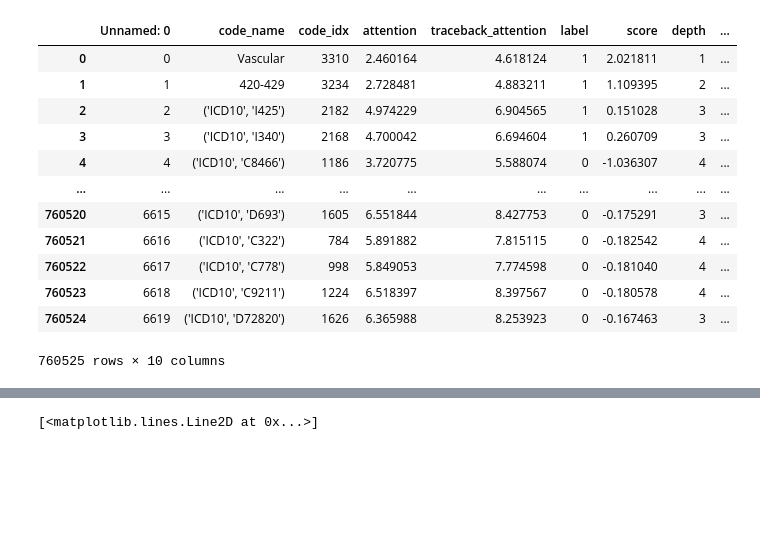
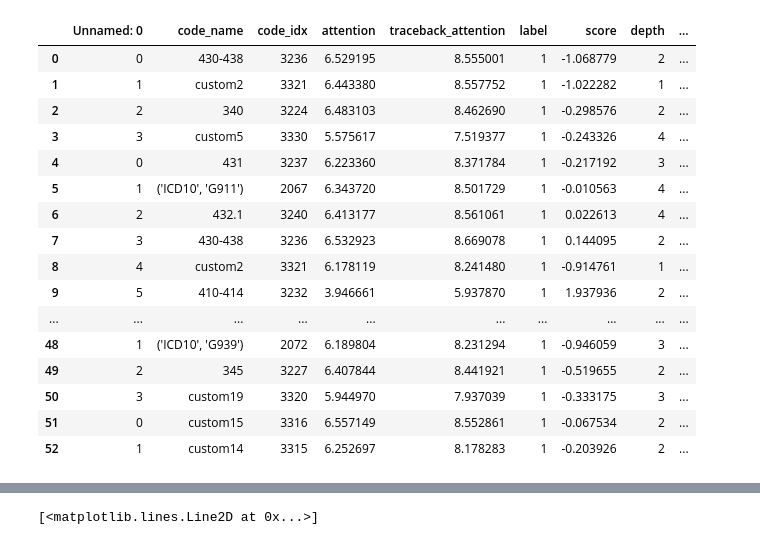
Before and after one commit to dmcinerney/ehr-extraction-models, a Jupyter notebook: Untitled.ipynb, the cells around one changed output, grey strips where cells are left out. Drawn from its saved outputs; the diff is of its cells as text; code cells hidden in the pictures; blank space fills up the shorter version.

```diff
--- a/Untitled.ipynb
+++ b/Untitled.ipynb
@@ -42,25 +42,29 @@ def calculate_all_scores(df):
         #print(counts)
     return scores
 # %%
-counts = read_pickle('/home/jered/Documents/data/mimic-iii-clinical-database-1.4/preprocessed/reports_and_codes_expanded/counts.pkl')
-description_summaries = pd.read_csv('checkpoints/code_supervision_only_description_unfrozen2/summary_stats.csv')
-description_summaries['code_frequency'] = description_summaries.code_name.apply(lambda x: counts[x][1])
+#counts = read_pickle('/home/jered/Documents/data/Dataset_10-11-2019/preprocessed/reports_and_codes_expanded/counts.pkl')
+description_summaries = pd.read_csv('checkpoints/code_supervision_only_description_unfrozen/results/summary_stats.csv')
+#description_summaries['code_frequency'] = description_summaries.code_name.apply(lambda x: counts[x][1])
 # linearization_summaries = pd.read_csv('checkpoints/code_supervision_only_linearization_unfrozen/summary_stats.csv')
 # linearization_summaries['code_frequency'] = linearization_summaries.code_name.apply(lambda x: counts[x][1])
 ds = description_summaries
 # ls = linearization_summaries
 ds
 # %% [output]
 |  | Unnamed: 0 | code_name | code_idx | attention | traceback_attention | label | score | depth | ... |
-| 0 | 0 | Vascular | 3310 | 2.460164 | 4.618124 | 1 | 2.021811 | 1 | ... |
-| 1 | 1 | 420-429 | 3234 | 2.728481 | 4.883211 | 1 | 1.109395 | 2 | ... |
-| 2 | 2 | ('ICD10', 'I425') | 2182 | 4.974229 | 6.904565 | 1 | 0.151028 | 3 | ... |
-| 3 | 3 | ('ICD10', 'I340') | 2168 | 4.700042 | 6.694604 | 1 | 0.260709 | 3 | ... |
-| 4 | 4 | ('ICD10', 'C8466') | 1186 | 3.720775 | 5.588074 | 0 | -1.036307 | 4 | ... |
+| 0 | 0 | 430-438 | 3236 | 6.529195 | 8.555001 | 1 | -1.068779 | 2 | ... |
+| 1 | 1 | custom2 | 3321 | 6.443380 | 8.557752 | 1 | -1.022282 | 1 | ... |
+| 2 | 2 | 340 | 3224 | 6.483103 | 8.462690 | 1 | -0.298576 | 2 | ... |
+| 3 | 3 | custom5 | 3330 | 5.575617 | 7.519377 | 1 | -0.243326 | 4 | ... |
+| 4 | 0 | 431 | 3237 | 6.223360 | 8.371784 | 1 | -0.217192 | 3 | ... |
+| 5 | 1 | ('ICD10', 'G911') | 2067 | 6.343720 | 8.501729 | 1 | -0.010563 | 4 | ... |
+| 6 | 2 | 432.1 | 3240 | 6.413177 | 8.561061 | 1 | 0.022613 | 4 | ... |
+| 7 | 3 | 430-438 | 3236 | 6.532923 | 8.669078 | 1 | 0.144095 | 2 | ... |
+| 8 | 4 | custom2 | 3321 | 6.178119 | 8.241480 | 1 | -0.914761 | 1 | ... |
+| 9 | 5 | 410-414 | 3232 | 3.946661 | 5.937870 | 1 | 1.937936 | 2 | ... |
 | ... | ... | ... | ... | ... | ... | ... | ... | ... | ... |
-| 760520 | 6615 | ('ICD10', 'D693') | 1605 | 6.551844 | 8.427753 | 0 | -0.175291 | 3 | ... |
-| 760521 | 6616 | ('ICD10', 'C322') | 784 | 5.891882 | 7.815115 | 0 | -0.182542 | 4 | ... |
-| 760522 | 6617 | ('ICD10', 'C778') | 998 | 5.849053 | 7.774598 | 0 | -0.181040 | 4 | ... |
-| 760523 | 6618 | ('ICD10', 'C9211') | 1224 | 6.518397 | 8.397567 | 0 | -0.180578 | 4 | ... |
-| 760524 | 6619 | ('ICD10', 'D72820') | 1626 | 6.365988 | 8.253923 | 0 | -0.167463 | 3 | ... |
+| 48 | 1 | ('ICD10', 'G939') | 2072 | 6.189804 | 8.231294 | 1 | -0.946059 | 3 | ... |
+| 49 | 2 | 345 | 3227 | 6.407844 | 8.441921 | 1 | -0.519655 | 2 | ... |
+| 50 | 3 | custom19 | 3320 | 5.944970 | 7.937039 | 1 | -0.333175 | 3 | ... |
+| 51 | 0 | custom15 | 3316 | 6.557149 | 8.552861 | 1 | -0.067534 | 2 | ... |
+| 52 | 1 | custom14 | 3315 | 6.252697 | 8.178283 | 1 | -0.203926 | 2 | ... |
-760525 rows × 10 columns
```
Also changed, not shown: parts of 2 cells of this notebook, 9 other files.
